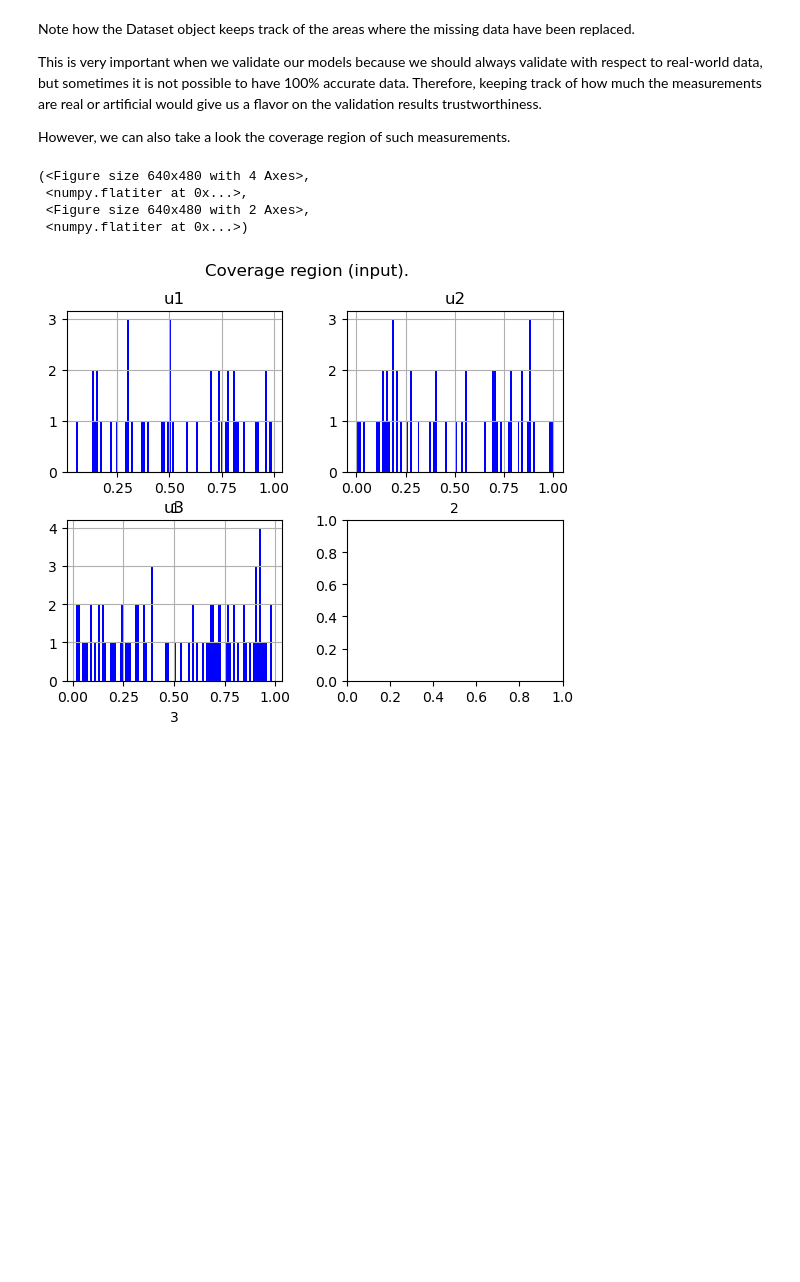
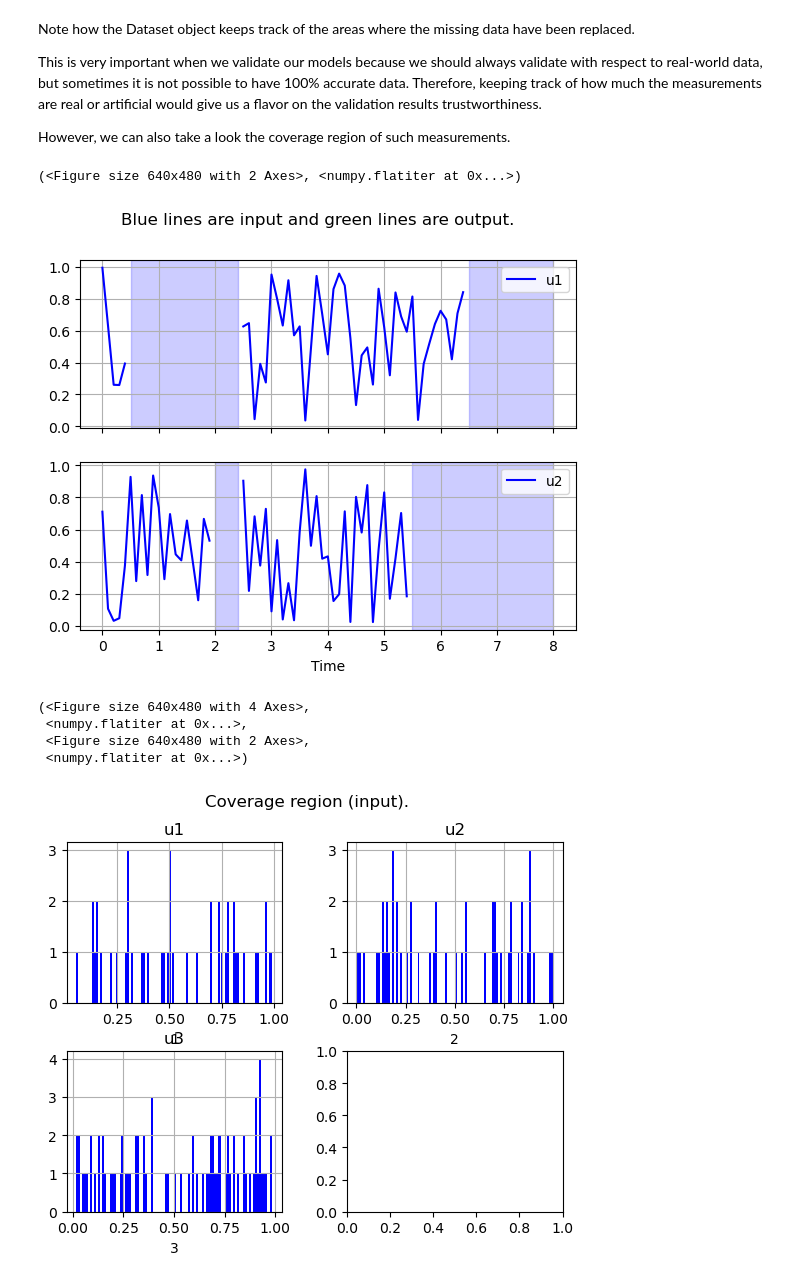
Before and after one commit to VolvoGroup/dymoval, a Jupyter notebook: scripts/tutorial.ipynb, the cells around one changed output. Drawn from its saved outputs; the diff is of its cells as text; code cells hidden in the pictures; blank space fills up the shorter version.

```diff
--- a/scripts/tutorial.ipynb
+++ b/scripts/tutorial.ipynb
@@ -200,6 +200,11 @@ This is very important when we validate our models because we should always vali
 Therefore, keeping track of how much the measurements are real or artificial would give us a flavor on the validation results trustworthiness.
 
 However, we can also take a look the coverage region of such measurements.
+# %%
+ds.plot(u_labels=["u1","u2"],y=["",""])
+# %% [output]
+(<Figure size 640x480 with 2 Axes>, <numpy.flatiter at 0x...>)
+[figure, added]
 # %%
 ds.plot_coverage()
 # %% [output]
```
Also changed, not shown: parts of 3 cells of this notebook, 4 other files.
